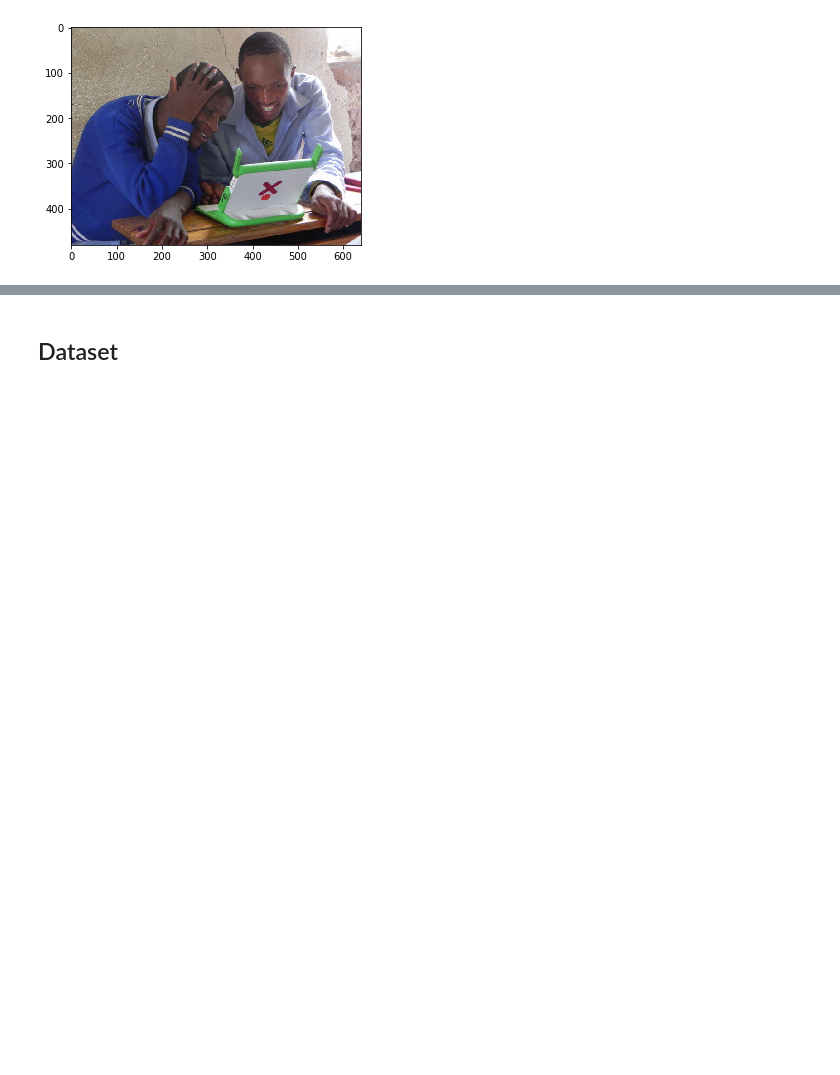
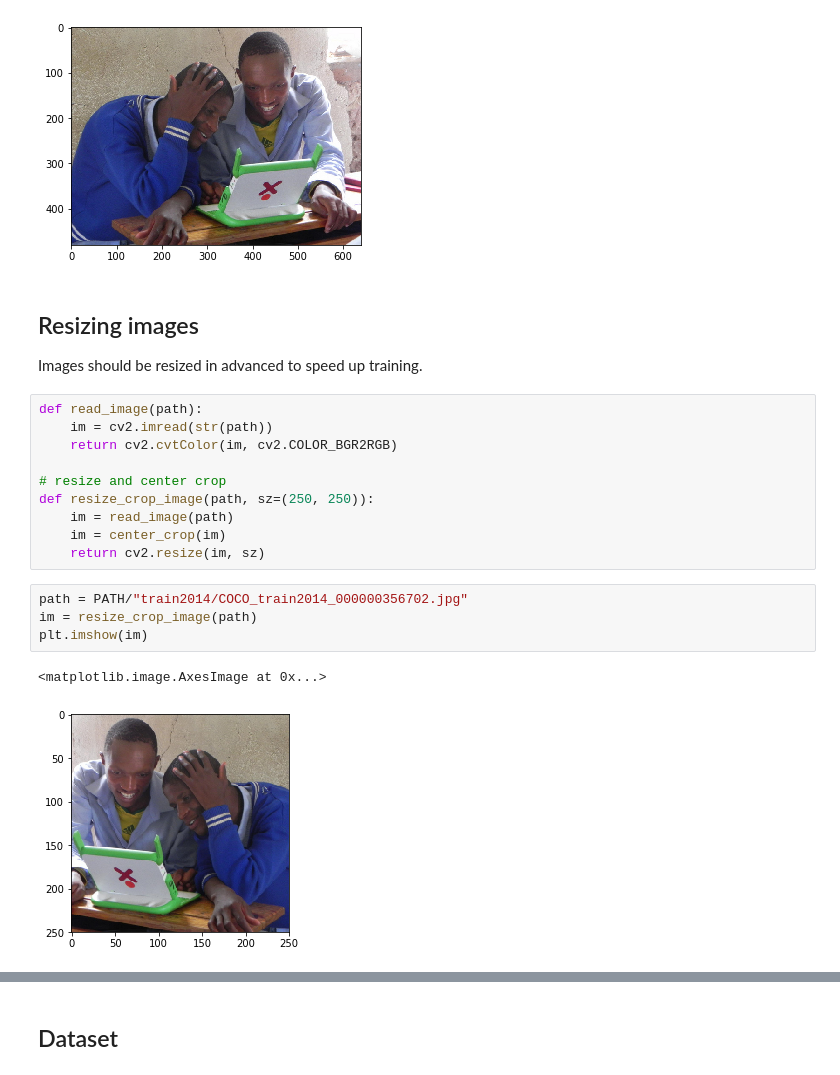
Before and after one commit to yanneta/pytorch-tutorials, a Jupyter notebook: image-caption-tutorial.ipynb, the cells around one changed output, grey strips where cells are left out. Saved outputs shown, nothing was run; the diff lists cells and outputs as text; blank space fills up the shorter version.

Commit message:
update image caption notebook

```diff
--- a/image-caption-tutorial.ipynb
+++ b/image-caption-tutorial.ipynb
@@ -146,3 +152,23 @@ plt.imshow(im_f)
 # %% [output]
 <matplotlib.image.AxesImage at 0x...>
 [figure]
+# %% [markdown]
+## Resizing images
+Images should be resized in advanced to speed up training.
+# %%
+def read_image(path):
+    im = cv2.imread(str(path))
+    return cv2.cvtColor(im, cv2.COLOR_BGR2RGB)
+
+# resize and center crop
+def resize_crop_image(path, sz=(250, 250)):
+    im = read_image(path)
+    im = center_crop(im)
+    return cv2.resize(im, sz)
+# %%
+path = PATH/"train2014/COCO_train2014_000000356702.jpg"
+im = resize_crop_image(path)
+plt.imshow(im)
+# %% [output]
+<matplotlib.image.AxesImage at 0x...>
+[figure, added]
```
Also changed, not shown: parts of 34 cells of this notebook.
